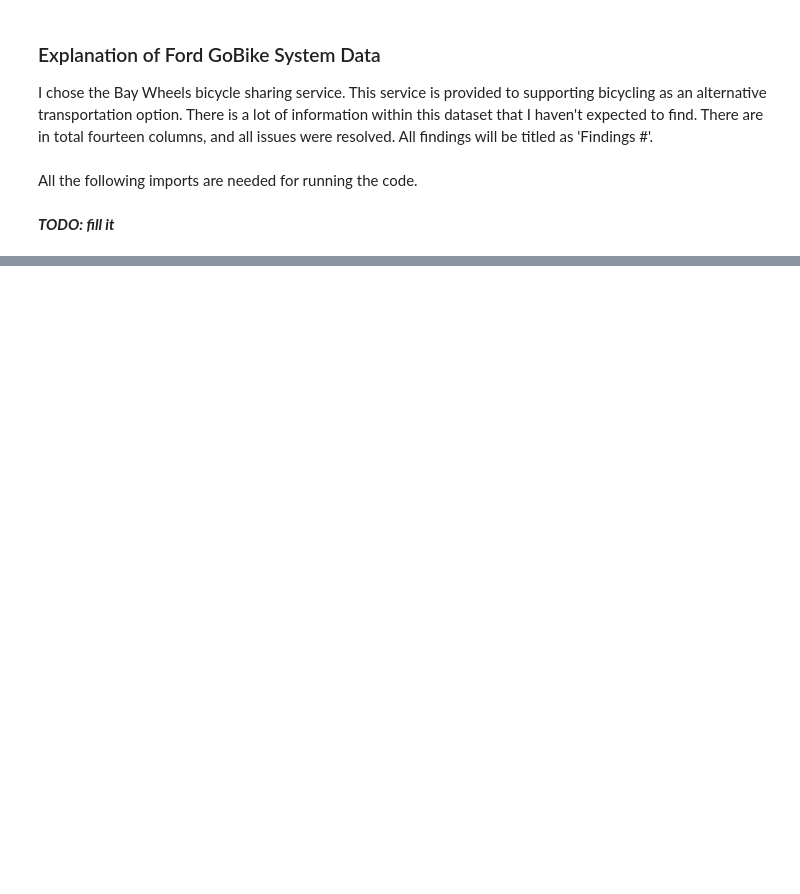
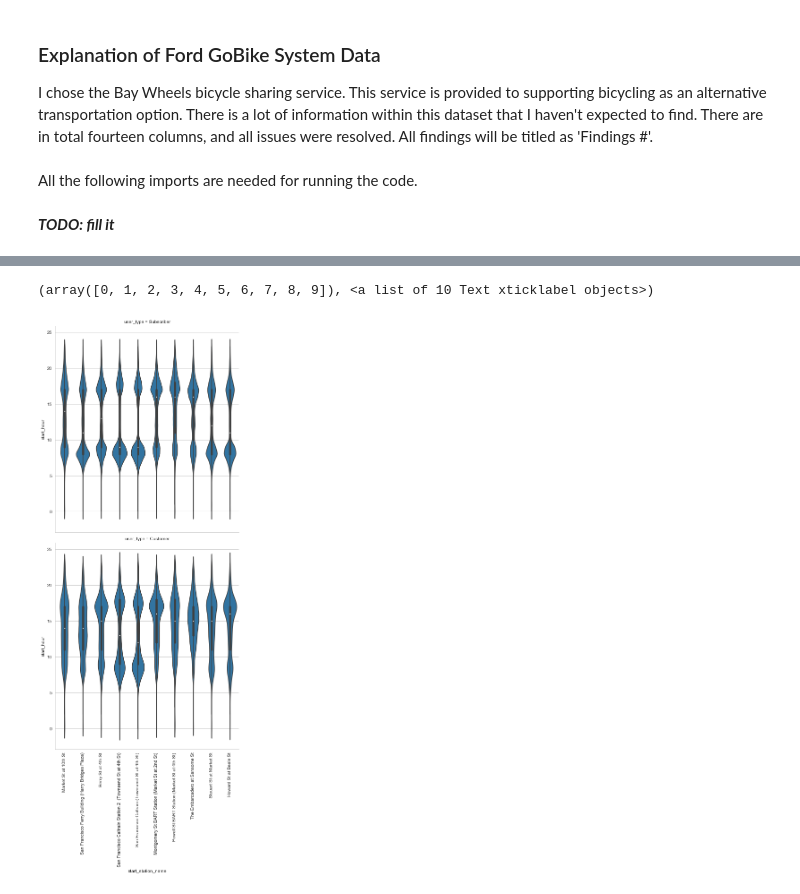
Before and after one commit to FarahAlthinayyan/Communicating_Data_Findings, a Jupyter notebook: slide_deck_template.ipynb, the cells around one changed output, grey strips where cells are left out. Drawn from its saved outputs; the diff is of its cells as text; code cells hidden in the pictures; blank space fills up the shorter version.

```diff
--- a/slide_deck_template.ipynb
+++ b/slide_deck_template.ipynb
@@ -36,0 +69,9 @@ for loc,label in zip(locs, labels):
+# %%
+sb.set_style('whitegrid')
+ordered_values = ordered_values = df_clean['start_station_name'].value_counts().sort_values(ascending =False)[:10].index
+g = sb.FacetGrid(data = df_clean, col = 'user_type', height = 7, col_wrap = 1)
+g.map(sb.violinplot, 'start_station_name',  'start_hour', order = ordered_values)
+plt.xticks(rotation = 90)
+# %% [output]
+(array([0, 1, 2, 3, 4, 5, 6, 7, 8, 9]), <a list of 10 Text xticklabel objects>)
+[figure, added]
```
Also changed, not shown: parts of 8 cells of this notebook, 2 other files.
